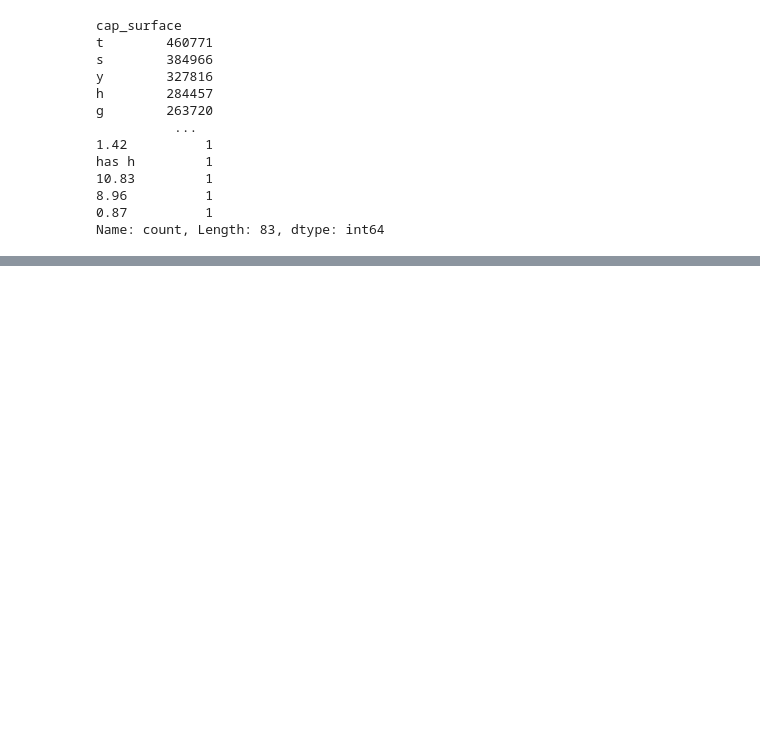
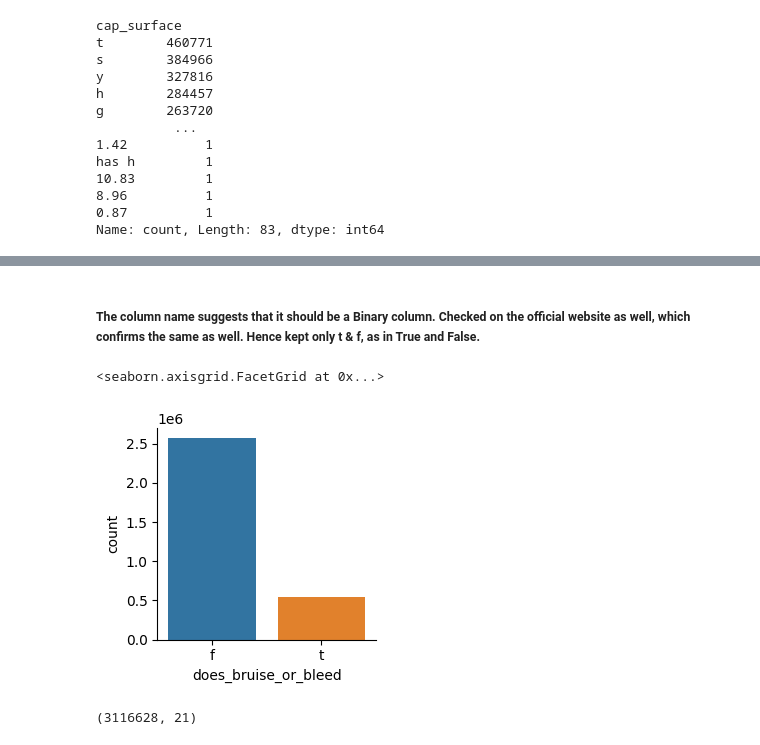
Before and after one commit to AvinandanPal25/DS__Predict_the_Mushroom, a Jupyter notebook: edible-or-poisonous-mushroom.ipynb, the cells around one changed output, grey strips where cells are left out. Drawn from its saved outputs; the diff is of its cells as text; code cells hidden in the pictures; blank space fills up the shorter version.

```diff
--- a/edible-or-poisonous-mushroom.ipynb
+++ b/edible-or-poisonous-mushroom.ipynb
@@ -202,0 +304,12 @@ sns.catplot(mdf, kind="count", x ="cap_surface", height=3, aspect=3)
+# %% [markdown]
+##### The column name suggests that it should be a Binary column. Checked on the official website as well, which confirms the same as well. Hence kept only t & f, as in True and False.
+# %%
+mdf = mdf[mdf.does_bruise_or_bleed.isin(list("tf"))]
+sns.catplot(data = mdf, x='does_bruise_or_bleed', kind="count", height=3, aspect=1)
+# %% [output]
+<seaborn.axisgrid.FacetGrid at 0x...>
+[figure, added]
+# %%
+mdf.shape #117 records dropped
+# %% [output]
+(3116628, 21)
```
Also changed, not shown: parts of 39 cells of this notebook.
